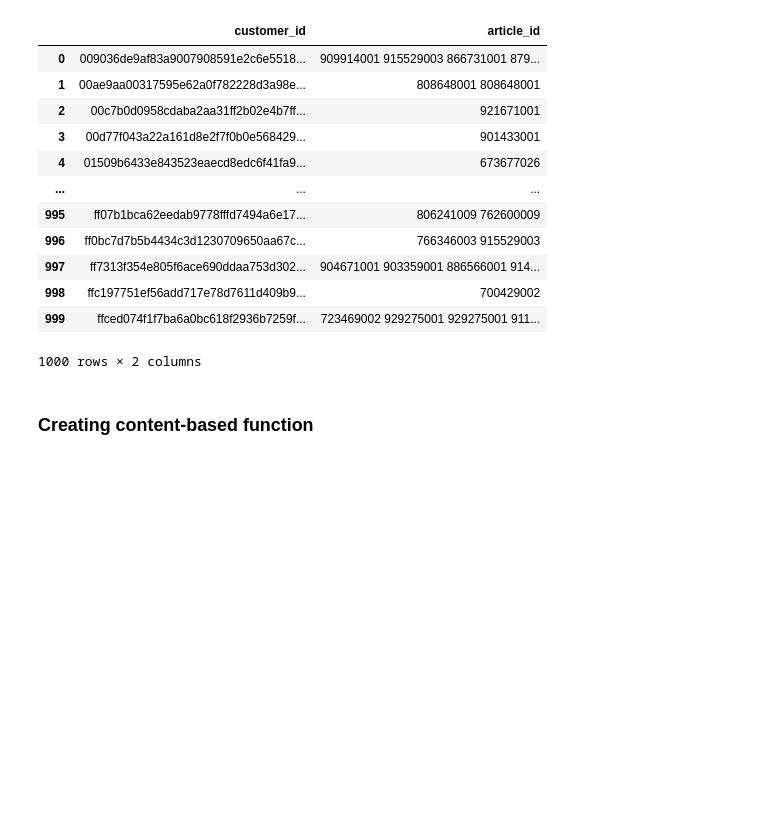
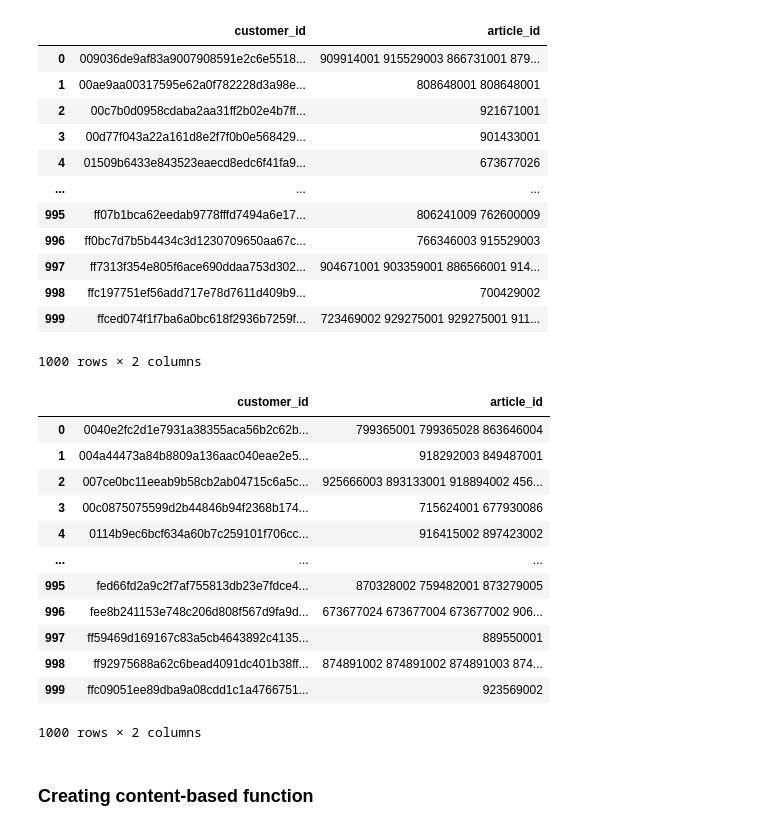
Before and after one commit to aindrila28/recommender_systems, a Jupyter notebook: Non-personalised.ipynb, the cells around one changed output. Cells and saved outputs as stored; diff of their text form; code cells hidden in the pictures; blank space fills up the shorter version.

```diff
--- a/Non-personalised.ipynb
+++ b/Non-personalised.ipynb
@@ -232,6 +271,26 @@ test_df
 | 998 | ffc197751ef56add717e78d7611d409b9... | 700429002 |
 | 999 | ffced074f1f7ba6a0bc618f2936b7259f... | 723469002 929275001 929275001 911... |
 1000 rows × 2 columns
+# %%
+test_df_without_new_cust = new_test_data_without_new_cust.copy()
+test_df_without_new_cust['article_id'] = test_df_without_new_cust['article_id'].astype(str) + ' '
+test_df_without_new_cust = pd.DataFrame(test_df_without_new_cust.groupby('customer_id').article_id.sum()).reset_index()
+# %%
+test_df_without_new_cust
+# %% [output]
+|  | customer_id | article_id |
+| 0 | 0040e2fc2d1e7931a38355aca56b2c62b... | 799365001 799365028 863646004 |
+| 1 | 004a44473a84b8809a136aac040eae2e5... | 918292003 849487001 |
+| 2 | 007ce0bc11eeab9b58cb2ab04715c6a5c... | 925666003 893133001 918894002 456... |
+| 3 | 00c0875075599d2b44846b94f2368b174... | 715624001 677930086 |
+| 4 | 0114b9ec6bcf634a60b7c259101f706cc... | 916415002 897423002 |
+| ... | ... | ... |
+| 995 | fed66fd2a9c2f7af755813db23e7fdce4... | 870328002 759482001 873279005 |
+| 996 | fee8b241153e748c206d808f567d9fa9d... | 673677024 673677004 673677002 906... |
+| 997 | ff59469d169167c83a5cb4643892c4135... | 889550001 |
+| 998 | ff92975688a62c6bead4091dc401b38ff... | 874891002 874891002 874891003 874... |
+| 999 | ffc09051ee89dba9a08cdd1c1a4766751... | 923569002 |
+1000 rows × 2 columns
 # %% [markdown]
 ### Creating content-based function
 # %%
```
Also changed, not shown: parts of 32 cells of this notebook.
